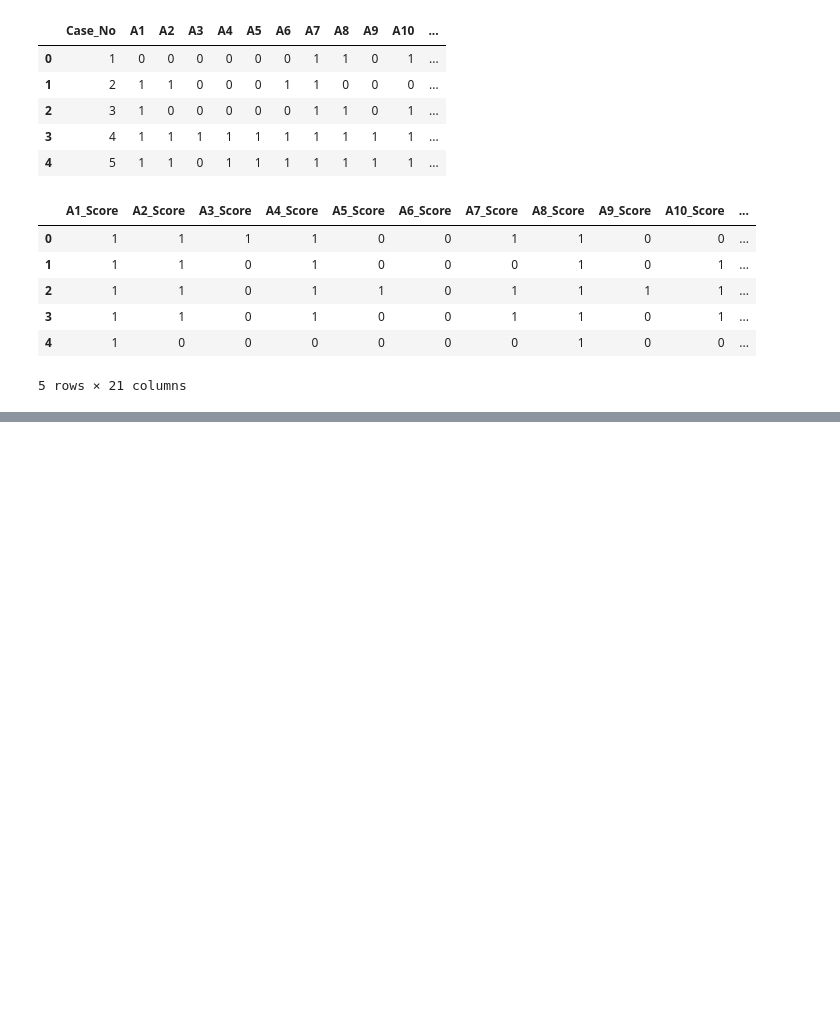
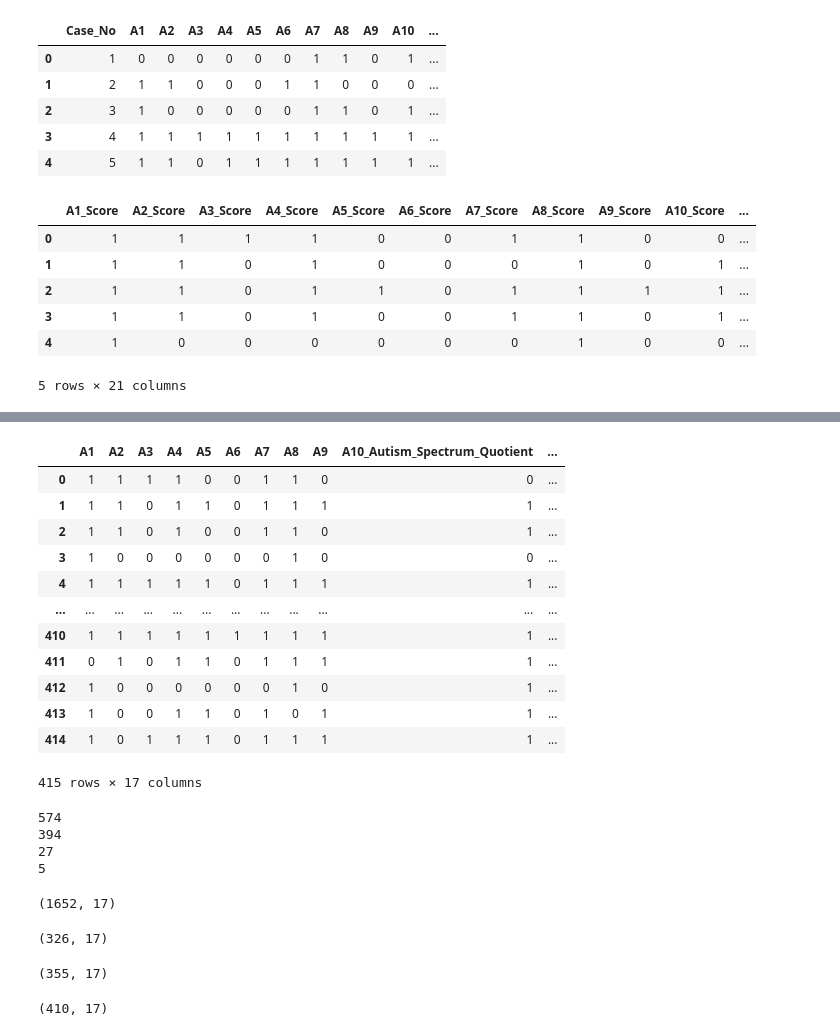
Before and after one commit to alexkatopodis/machine-learning-autism, a Jupyter notebook: initial.ipynb, the cells around one changed output, grey strips where cells are left out. Cells and saved outputs as stored; diff of their text form; code cells hidden in the pictures; blank space fills up the shorter version.

```diff
--- a/initial.ipynb
+++ b/initial.ipynb
@@ -41,0 +372,43 @@ data3.head()
+# %%
+df_adult=imputed_data[imputed_data['Age_Years']>=25].reset_index().drop("index", axis = 1)
+df_adult
+# %% [output]
+|  | A1 | A2 | A3 | A4 | A5 | A6 | A7 | A8 | A9 | A10_Autism_Spectrum_Quotient | ... |
+| 0 | 1 | 1 | 1 | 1 | 0 | 0 | 1 | 1 | 0 | 0 | ... |
+| 1 | 1 | 1 | 0 | 1 | 1 | 0 | 1 | 1 | 1 | 1 | ... |
+| 2 | 1 | 1 | 0 | 1 | 0 | 0 | 1 | 1 | 0 | 1 | ... |
+| 3 | 1 | 0 | 0 | 0 | 0 | 0 | 0 | 1 | 0 | 0 | ... |
+| 4 | 1 | 1 | 1 | 1 | 1 | 0 | 1 | 1 | 1 | 1 | ... |
+| ... | ... | ... | ... | ... | ... | ... | ... | ... | ... | ... | ... |
+| 410 | 1 | 1 | 1 | 1 | 1 | 1 | 1 | 1 | 1 | 1 | ... |
+| 411 | 0 | 1 | 0 | 1 | 1 | 0 | 1 | 1 | 1 | 1 | ... |
+| 412 | 1 | 0 | 0 | 0 | 0 | 0 | 0 | 1 | 0 | 1 | ... |
+| 413 | 1 | 0 | 0 | 1 | 1 | 0 | 1 | 0 | 1 | 1 | ... |
+| 414 | 1 | 0 | 1 | 1 | 1 | 0 | 1 | 1 | 1 | 1 | ... |
+415 rows × 17 columns
+# %%
+print(df_child.duplicated().sum())
+print(df_adolescent.duplicated().sum())
+print(df_young.duplicated().sum())
+print(df_adult.duplicated().sum())
+# %% [output]
+574
+394
+27
+5
+# %%
+df_child.drop_duplicates().reset_index().drop("index", axis = 1).shape
+# %% [output]
+(1652, 17)
+# %%
+df_adolescent.drop_duplicates().reset_index().drop("index", axis = 1).shape
+# %% [output]
+(326, 17)
+# %%
+df_young.drop_duplicates().reset_index().drop("index", axis = 1).shape
+# %% [output]
+(355, 17)
+# %%
+df_adult.drop_duplicates().reset_index().drop("index", axis = 1).shape
+# %% [output]
+(410, 17)
```
Also changed, not shown: parts of 27 cells of this notebook, 4 other files.
